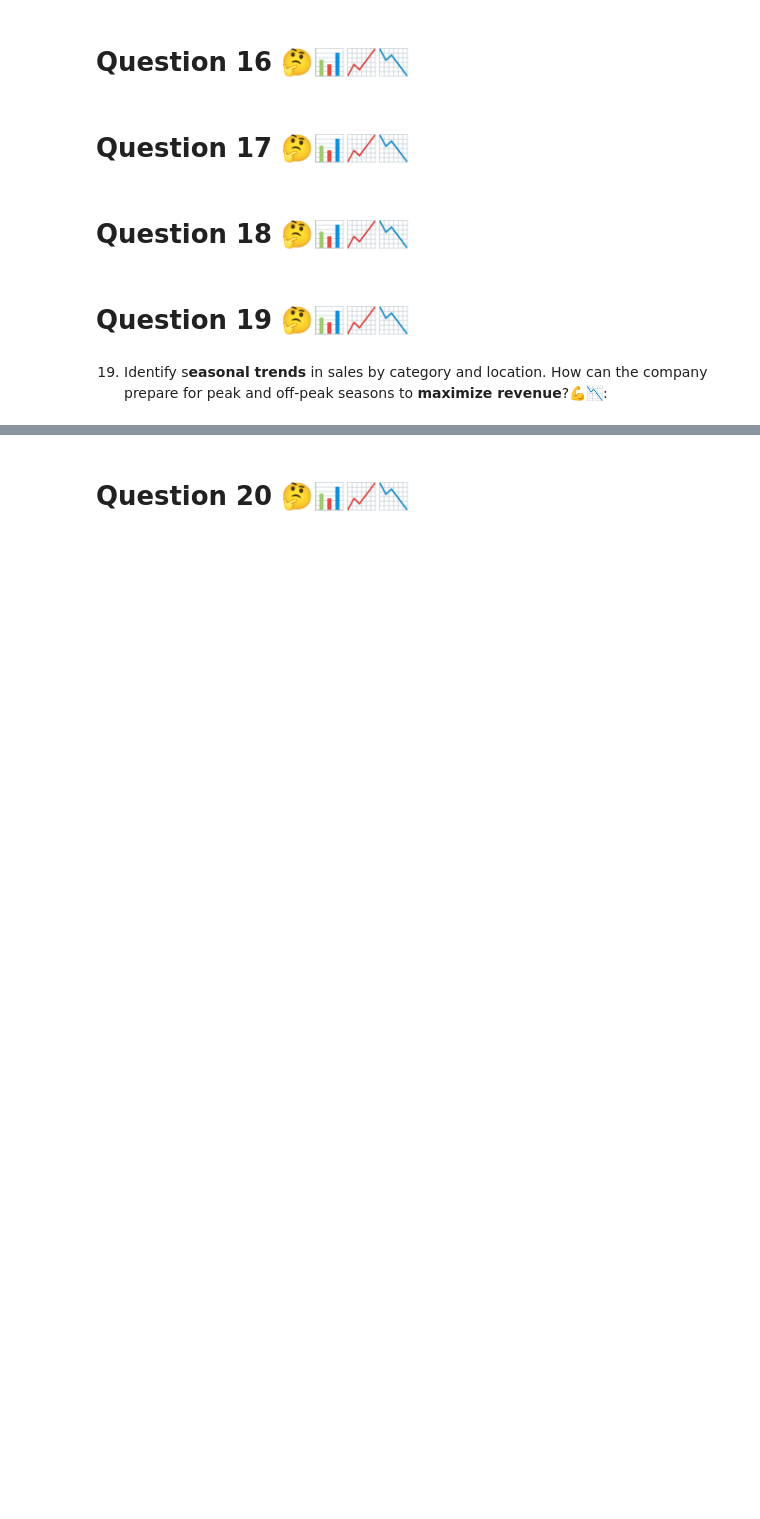
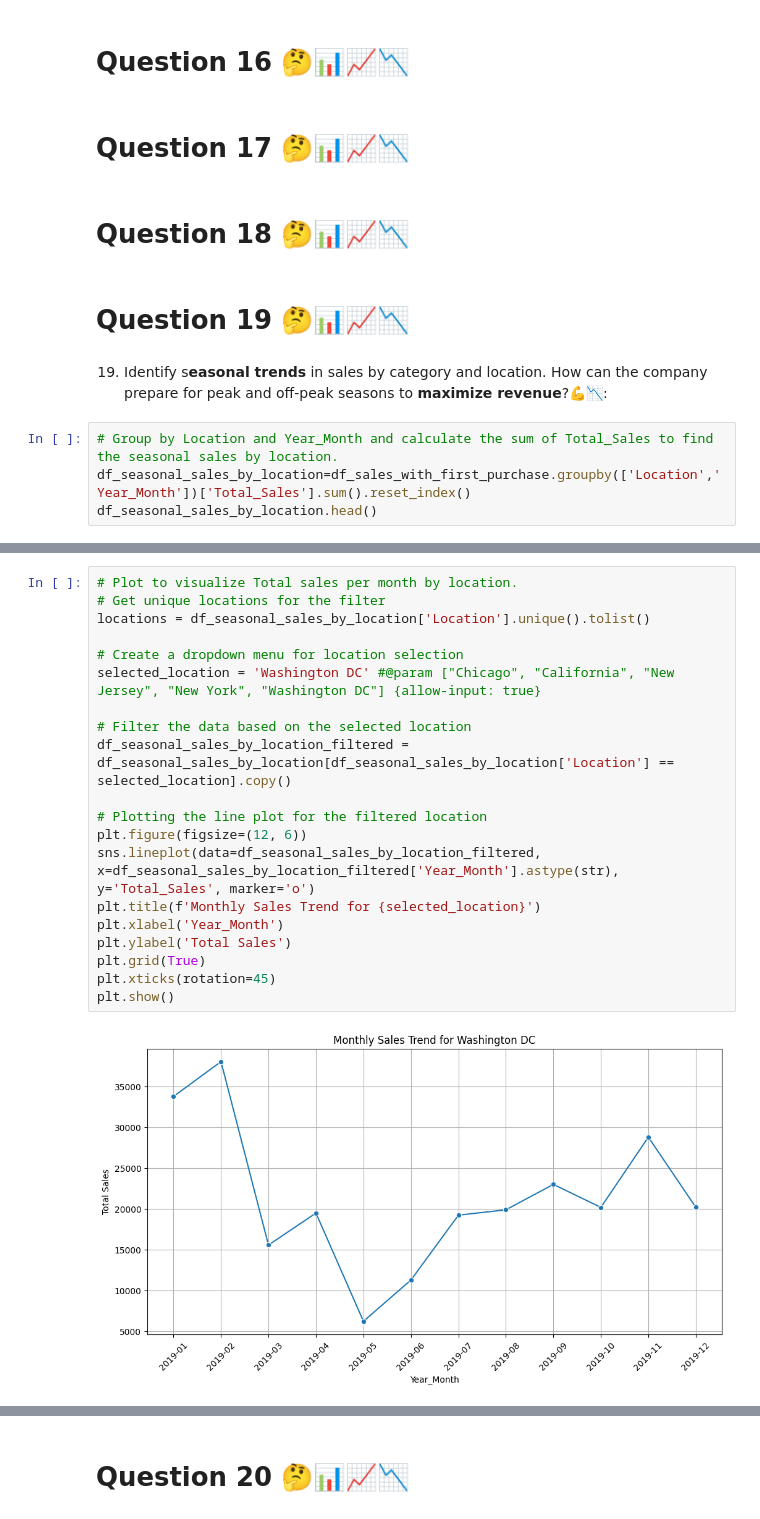
Before and after one commit to Smita569/E-commerce_Marketing_and_sales, a Jupyter notebook: E_commerce_Marketing_and_sales_Business_Case.ipynb, the cells around one changed output, grey strips where cells are left out. Saved outputs shown, nothing was run; the diff lists cells and outputs as text; blank space fills up the shorter version.

```diff
--- a/E_commerce_Marketing_and_sales_Business_Case.ipynb
+++ b/E_commerce_Marketing_and_sales_Business_Case.ipynb
@@ -808,3 +816,7 @@ plt.show()
 # Question 19 🤔📊📈📉
 # %% [markdown]
 19. Identify s**easonal trends** in sales by category and location. How can the company prepare for peak and off-peak seasons to **maximize revenue**?💪📉:
+# %%
+# Group by Location and Year_Month and calculate the sum of Total_Sales to find the seasonal sales by location.
+df_seasonal_sales_by_location=df_sales_with_first_purchase.groupby(['Location','Year_Month'])['Total_Sales'].sum().reset_index()
+df_seasonal_sales_by_location.head()
@@ -810,0 +859,22 @@ plt.show()
+# %%
+# Plot to visualize Total sales per month by location.
+# Get unique locations for the filter
+locations = df_seasonal_sales_by_location['Location'].unique().tolist()
+
+# Create a dropdown menu for location selection
+selected_location = 'Washington DC' #@param ["Chicago", "California", "New Jersey", "New York", "Washington DC"] {allow-input: true}
+
+# Filter the data based on the selected location
+df_seasonal_sales_by_location_filtered = df_seasonal_sales_by_location[df_seasonal_sales_by_location['Location'] == selected_location].copy()
+
+# Plotting the line plot for the filtered location
+plt.figure(figsize=(12, 6))
+sns.lineplot(data=df_seasonal_sales_by_location_filtered, x=df_seasonal_sales_by_location_filtered['Year_Month'].astype(str), y='Total_Sales', marker='o')
+plt.title(f'Monthly Sales Trend for {selected_location}')
+plt.xlabel('Year_Month')
+plt.ylabel('Total Sales')
+plt.grid(True)
+plt.xticks(rotation=45)
+plt.show()
+# %% [output]
+[figure, added]
```
Also changed, not shown: parts of 5 cells of this notebook.
